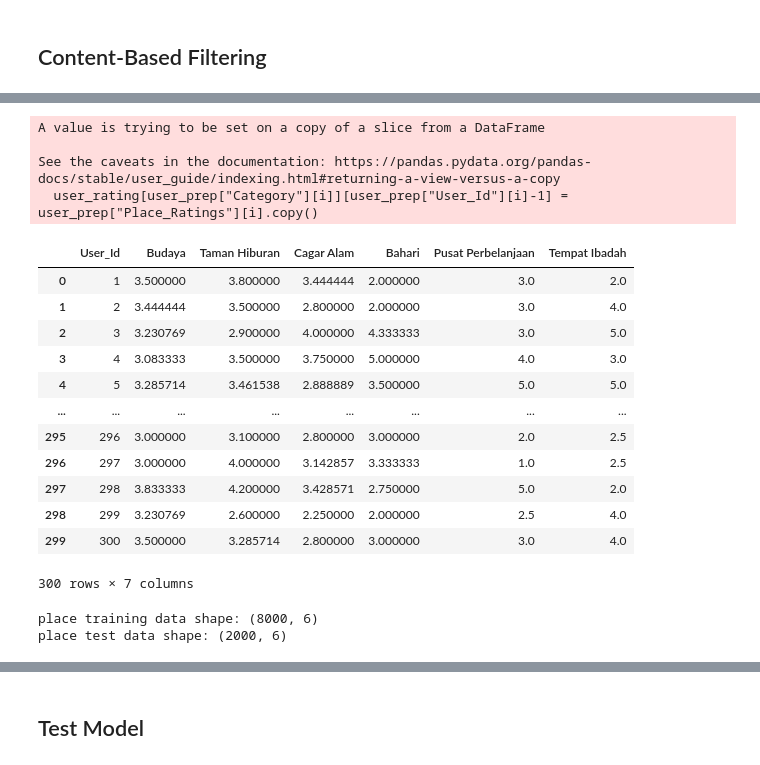
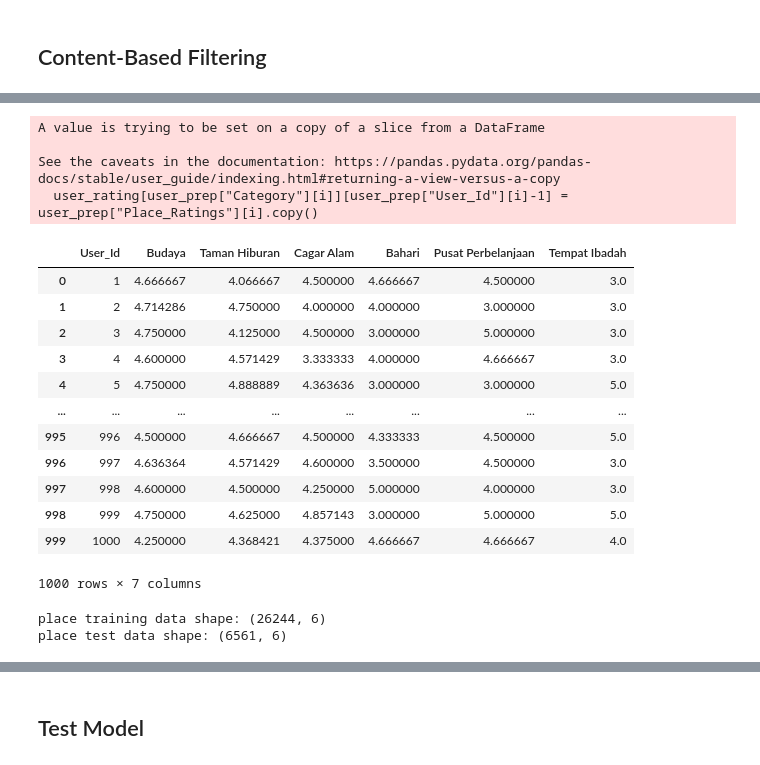
Before and after one commit to Project-Capstone-Bangkit-2023/myTravel-model, a Jupyter notebook: recommender.ipynb, the cells around one changed output, grey strips where cells are left out. Cells and saved outputs as stored; diff of their text form; code cells hidden in the pictures.

```diff
--- a/recommender.ipynb
+++ b/recommender.ipynb
@@ -24,12 +22,13 @@ To enable them in other operations, rebuild TensorFlow with the appropriate comp
 # %% [markdown]
 ## Load Data
 # %%
-# Pembuatan Dataframe
-tourism_df = pd.read_csv("dataset/tourism_with_id.csv")
-rating_df = pd.read_csv("dataset/tourism_rating.csv")
+"""Pembuatan Dataframe"""
+tourism_df = pd.read_csv("/work/tourism_with_id_2.csv")
+rating_df = pd.read_csv("/work/tourism_rating_2.csv")
 # %% [markdown]
 ## Data Preparation
 # %%
 # Feature yang dipakai saja
-data_place = tourism_df[["Place_Id", "Place_Name", "Category", "Rating"]]
+data_place = tourism_df[["Place_Id", "Place_Name", "Category", "Rating", "Rating_Count"]]
+rating_df = rating_df[["User_Id",	"Place_Id", "Place_Ratings"]]
 # %%
@@ -105,37 +132,37 @@ See the caveats in the documentation: https://pandas.pydata.org/pandas-docs/stab
 # %%
-# Preparing user rating dataset
+"""Preparing user rating dataset"""
 user_prep = pd.merge(rating_df, data_place)
 user_prep = user_prep.drop(["Rating", "Place_Id"], axis=1)
 user_prep = user_prep.groupby(['User_Id', 'Category']).mean()
 user_prep = user_prep.reset_index()
 
 user_rating = {'User_Id': rating_df["User_Id"].unique()}
 user_rating = pd.DataFrame(user_rating)
 col_name = data_place["Category"].unique()
 
 for i in range(num_cat):
   user_rating.insert(i+1, col_name[i], np.array([3.0]*num_user), True)
 
 for i in range(len(user_prep)):
   user_rating[user_prep["Category"][i]][user_prep["User_Id"][i]-1] = user_prep["Place_Ratings"][i].copy()
 
 user_rating
 # %% [output]
 A value is trying to be set on a copy of a slice from a DataFrame
 
 See the caveats in the documentation: https://pandas.pydata.org/pandas-docs/stable/user_guide/indexing.html#returning-a-view-versus-a-copy
   user_rating[user_prep["Category"][i]][user_prep["User_Id"][i]-1] = user_prep["Place_Ratings"][i].copy()
 |  | User_Id | Budaya | Taman Hiburan | Cagar Alam | Bahari | Pusat Perbelanjaan | Tempat Ibadah |
-| 0 | 1 | 3.500000 | 3.800000 | 3.444444 | 2.000000 | 3.0 | 2.0 |
-| 1 | 2 | 3.444444 | 3.500000 | 2.800000 | 2.000000 | 3.0 | 4.0 |
-| 2 | 3 | 3.230769 | 2.900000 | 4.000000 | 4.333333 | 3.0 | 5.0 |
-| 3 | 4 | 3.083333 | 3.500000 | 3.750000 | 5.000000 | 4.0 | 3.0 |
-| 4 | 5 | 3.285714 | 3.461538 | 2.888889 | 3.500000 | 5.0 | 5.0 |
+| 0 | 1 | 4.666667 | 4.066667 | 4.500000 | 4.666667 | 4.500000 | 3.0 |
+| 1 | 2 | 4.714286 | 4.750000 | 4.000000 | 4.000000 | 3.000000 | 3.0 |
+| 2 | 3 | 4.750000 | 4.125000 | 4.500000 | 3.000000 | 5.000000 | 3.0 |
+| 3 | 4 | 4.600000 | 4.571429 | 3.333333 | 4.000000 | 4.666667 | 3.0 |
+| 4 | 5 | 4.750000 | 4.888889 | 4.363636 | 3.000000 | 3.000000 | 5.0 |
 | ... | ... | ... | ... | ... | ... | ... | ... |
-| 295 | 296 | 3.000000 | 3.100000 | 2.800000 | 3.000000 | 2.0 | 2.5 |
-| 296 | 297 | 3.000000 | 4.000000 | 3.142857 | 3.333333 | 1.0 | 2.5 |
-| 297 | 298 | 3.833333 | 4.200000 | 3.428571 | 2.750000 | 5.0 | 2.0 |
-| 298 | 299 | 3.230769 | 2.600000 | 2.250000 | 2.000000 | 2.5 | 4.0 |
-| 299 | 300 | 3.500000 | 3.285714 | 2.800000 | 3.000000 | 3.0 | 4.0 |
+| 995 | 996 | 4.500000 | 4.666667 | 4.500000 | 4.333333 | 4.500000 | 5.0 |
+| 996 | 997 | 4.636364 | 4.571429 | 4.600000 | 3.500000 | 4.500000 | 3.0 |
+| 997 | 998 | 4.600000 | 4.500000 | 4.250000 | 5.000000 | 4.000000 | 3.0 |
+| 998 | 999 | 4.750000 | 4.625000 | 4.857143 | 3.000000 | 5.000000 | 5.0 |
+| 999 | 1000 | 4.250000 | 4.368421 | 4.375000 | 4.666667 | 4.666667 | 4.0 |
-300 rows × 7 columns
+1000 rows × 7 columns
 # %%
@@ -165,5 +194,5 @@ y_train = scalerTarget.transform(y.reshape(-1, 1))
 # %%
-# Split to train and test
+"""Split to train and test"""
 
 place_train, place_test = train_test_split(place_train, train_size=0.80, shuffle=True, random_state=1)
 user_train, user_test = train_test_split(user_train, train_size=0.80, shuffle=True, random_state=1)
@@ -171,7 +200,7 @@ y_train, y_test       = train_test_split(y_train,    train_size=0.80, shuffle=Tr
 print(f"place training data shape: {user_train.shape}")
 print(f"place test data shape: {user_test.shape}")
 # %% [output]
-place training data shape: (8000, 6)
-place test data shape: (2000, 6)
+place training data shape: (26244, 6)
+place test data shape: (6561, 6)
 # %%
 # Modelling
```
Also changed, not shown: parts of 20 cells of this notebook, 1 other file.
